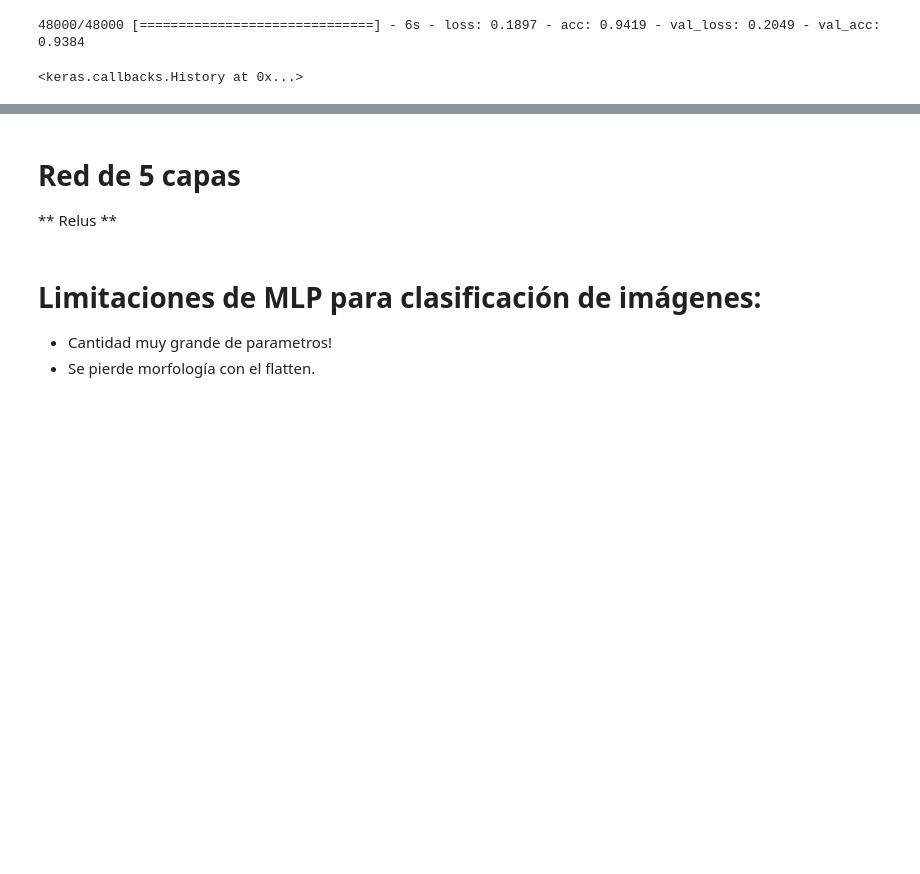
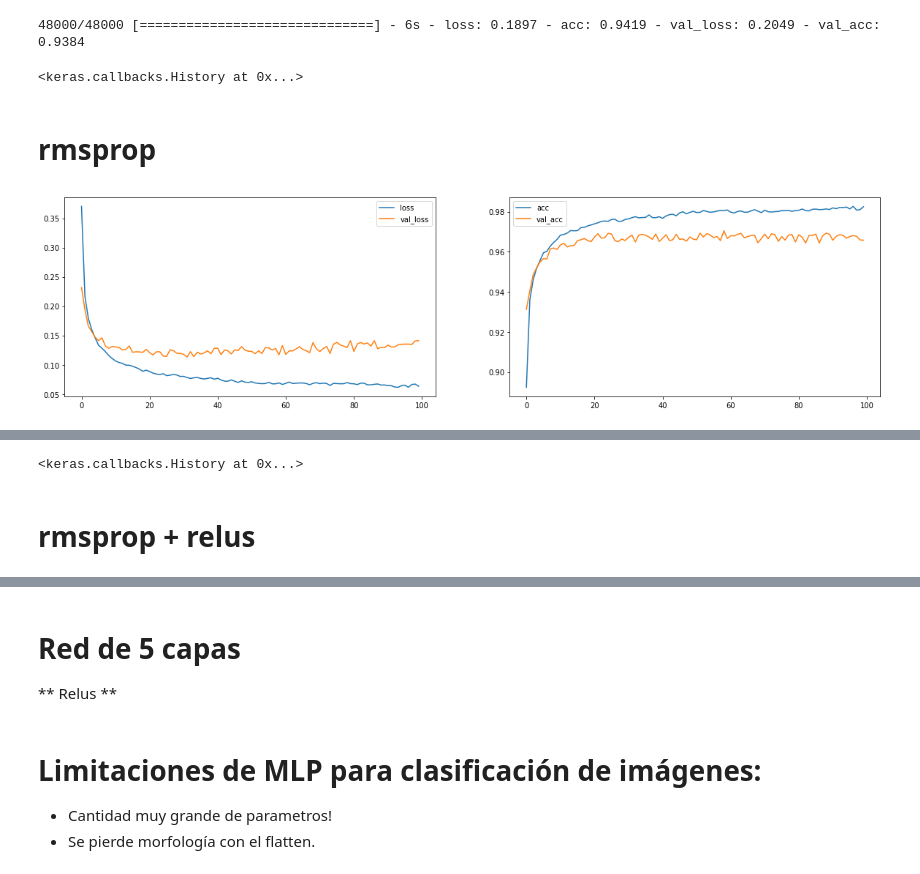
Before and after one commit to gebasilio/MNIST-MLP-CNN, a Jupyter notebook: MNIST.ipynb, the cells around one changed output, grey strips where cells are left out. Saved outputs shown, nothing was run; the diff lists cells and outputs as text; code cells hidden in the pictures; blank space fills up the shorter version.

```diff
--- a/MNIST.ipynb
+++ b/MNIST.ipynb
@@ -287,23 +293,27 @@ model_two_layers_3.fit(x_train,
 [figure]
 48000/48000 [==============================] - 6s - loss: 0.1897 - acc: 0.9419 - val_loss: 0.2049 - val_acc: 0.9384
 <keras.callbacks.History at 0x...>
+# %% [markdown]
+# rmsprop
 # %%
-def two_layer_model_rms(lr=0.01, decay=0):
+def two_layer_model_rms():
     output_size = 10
     model = Sequential()
     model.add(Flatten(input_shape=x_train.shape[1:]))
-    model.add(Dense(800, activation='sigmoid', kernel_initializer='zeros', name='middle'))
+    model.add(Dense(800, activation='sigmoid', kernel_initializer='normal', name='middle'))
     model.add(Dense(output_size, activation='softmax', kernel_initializer='normal', name='Salida'))
 
     model.compile(loss = 'categorical_crossentropy', optimizer='rmsprop', metrics=['accuracy'])
     return model
 # %%
 plot_losses = PlotLosses(plot_interval=1, evaluate_interval=None, x_val=x_val, y_val_categorical=y_val_categorical)
-model_two_layers_rms = two_layer_model(lr=0.1, decay=1e-3) # lr=0.000001,
+model_two_layers_rms = two_layer_model_rms() # lr=0.000001,
 model_two_layers_rms.fit(x_train,
           y_train_categorical ,
           epochs=100, batch_size=100,
           #verbose=1,
           validation_data=(x_test, y_test_categorical),
           callbacks=[plot_losses],
          )
+# %% [output]
+[figure, added]
@@ -310 +321,4 @@ model_two_layers_rms.fit(x_train,
+<keras.callbacks.History at 0x...>
+# %% [markdown]
+# rmsprop + relus
 # %%
```
Also changed, not shown: parts of 6 cells of this notebook.
